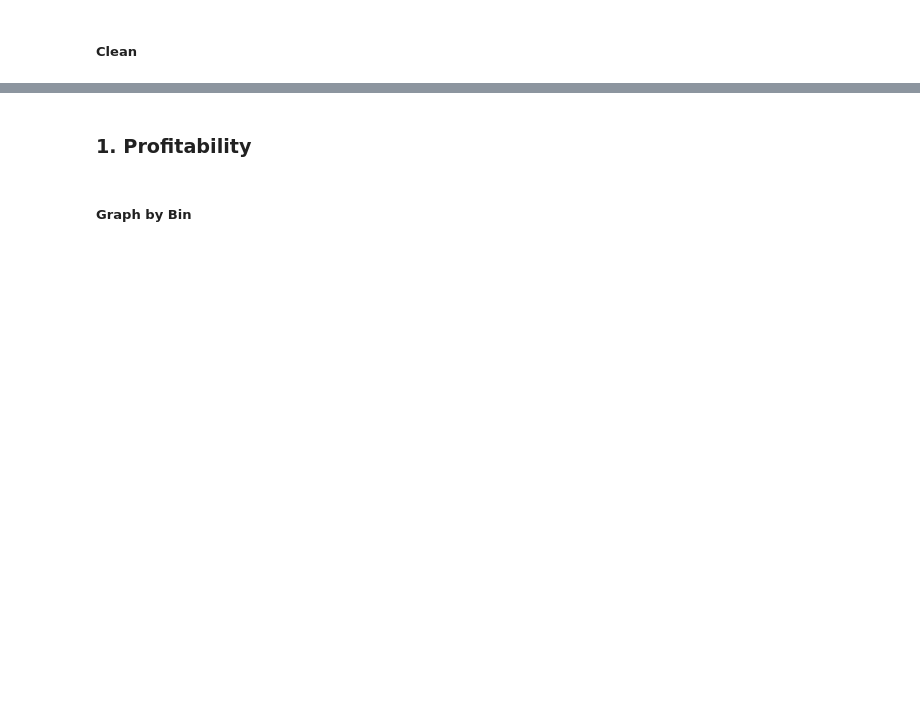
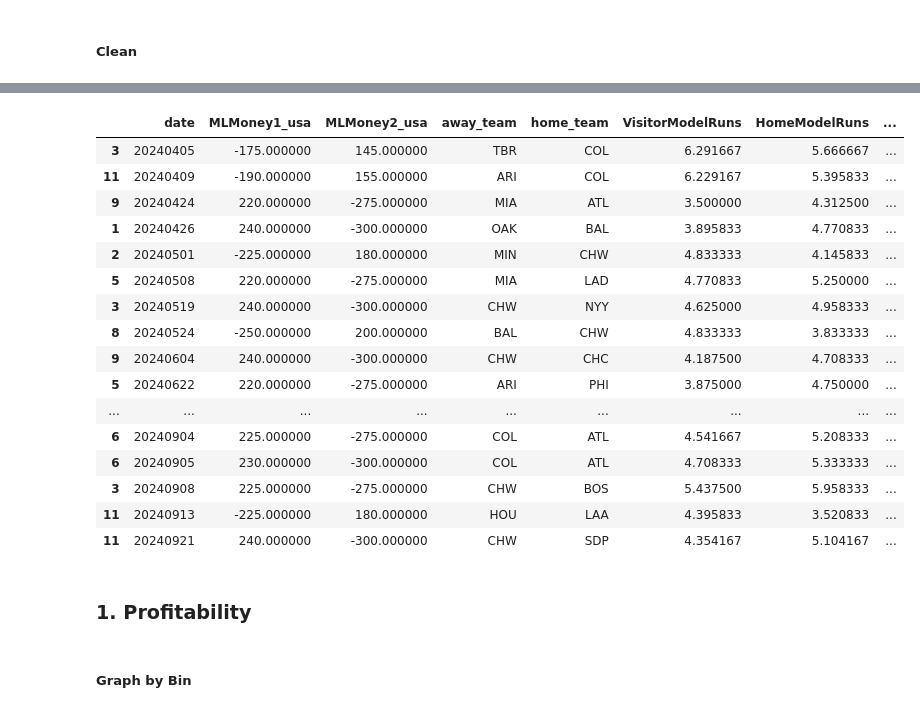
Before and after one commit to jamesgiles1993/Code, a Jupyter notebook: C01. Gambling.ipynb, the cells around one changed output, grey strips where cells are left out. Saved outputs shown, nothing was run; the diff lists cells and outputs as text; code cells hidden in the pictures; blank space fills up the shorter version.

```diff
--- a/C01. Gambling.ipynb
+++ b/C01. Gambling.ipynb
@@ -452,0 +457,3 @@ complete_gambling_df.shape, complete_gambling_df[complete_gambling_df['game_type
+# %%
+complete_gambling_df['ModelMargin'] = abs(complete_gambling_df['VisitorModelRuns'] - complete_gambling_df['HomeModelRuns'])
+complete_gambling_df['VegasMargin'] = abs(complete_gambling_df['VisitorVegasRuns'] - complete_gambling_df['HomeVegasRuns'])
@@ -453,3 +481,23 @@ complete_gambling_df.shape, complete_gambling_df[complete_gambling_df['game_type
+# %%
+complete_gambling_df.query('VegasMargin > 3').query('ModelMargin < 1')[['date', 'MLMoney1_usa', 'MLMoney2_usa', 'away_team', 'home_team', 'VisitorModelRuns', 'HomeModelRuns', 'VisitorVegasRuns', 'HomeVegasRuns', 'away_score_act', 'home_score_act']]
+# %% [output]
+|  | date | MLMoney1_usa | MLMoney2_usa | away_team | home_team | VisitorModelRuns | HomeModelRuns | ... |
+| 3 | 20240405 | -175.000000 | 145.000000 | TBR | COL | 6.291667 | 5.666667 | ... |
+| 11 | 20240409 | -190.000000 | 155.000000 | ARI | COL | 6.229167 | 5.395833 | ... |
+| 9 | 20240424 | 220.000000 | -275.000000 | MIA | ATL | 3.500000 | 4.312500 | ... |
+| 1 | 20240426 | 240.000000 | -300.000000 | OAK | BAL | 3.895833 | 4.770833 | ... |
+| 2 | 20240501 | -225.000000 | 180.000000 | MIN | CHW | 4.833333 | 4.145833 | ... |
+| 5 | 20240508 | 220.000000 | -275.000000 | MIA | LAD | 4.770833 | 5.250000 | ... |
+| 3 | 20240519 | 240.000000 | -300.000000 | CHW | NYY | 4.625000 | 4.958333 | ... |
+| 8 | 20240524 | -250.000000 | 200.000000 | BAL | CHW | 4.833333 | 3.833333 | ... |
+| 9 | 20240604 | 240.000000 | -300.000000 | CHW | CHC | 4.187500 | 4.708333 | ... |
+| 5 | 20240622 | 220.000000 | -275.000000 | ARI | PHI | 3.875000 | 4.750000 | ... |
+| ... | ... | ... | ... | ... | ... | ... | ... | ... |
+| 6 | 20240904 | 225.000000 | -275.000000 | COL | ATL | 4.541667 | 5.208333 | ... |
+| 6 | 20240905 | 230.000000 | -300.000000 | COL | ATL | 4.708333 | 5.333333 | ... |
+| 3 | 20240908 | 225.000000 | -275.000000 | CHW | BOS | 5.437500 | 5.958333 | ... |
+| 11 | 20240913 | -225.000000 | 180.000000 | HOU | LAA | 4.395833 | 3.520833 | ... |
+| 11 | 20240921 | 240.000000 | -300.000000 | CHW | SDP | 4.354167 | 5.104167 | ... |
 # %% [markdown]
 ### 1. Profitability
 # %% [markdown]
```
Also changed, not shown: parts of 29 cells of this notebook, 24 other files.
